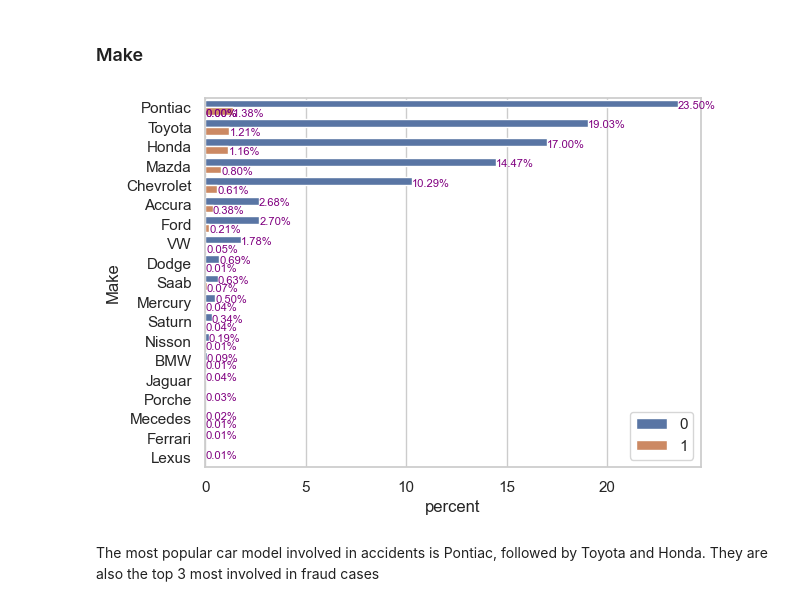
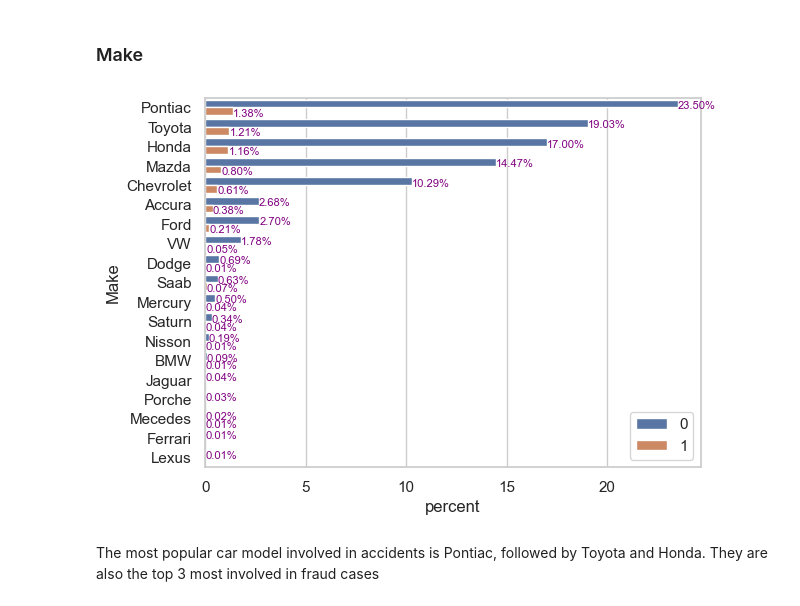
Before and after one commit to lulucopter/dsa4263-fraud-detection, a Jupyter notebook: eda.ipynb, the cells around one changed output. Saved outputs shown, nothing was run; the diff lists cells and outputs as text; code cells hidden in the pictures.

```diff
--- a/eda.ipynb
+++ b/eda.ipynb
@@ -619,11 +626,13 @@ Unique values for 'FraudFound_P': [0 1]
 # %%
 ax = sns.countplot(y="Make", data=df, hue="FraudFound_P", order=df["Make"].value_counts().index, stat="percent")
 for p in ax.patches: # Annotating counts (p.get_height) onto graph and formatting their positions
-    ax.annotate("{:,.2f}%".format(p.get_width()), (p.get_x() + p.get_width(), p.get_y() + .3), va="center", fontsize=8, c='purple')
+    value = "{:,.2f}%".format(p.get_width())
+    if value != "0.00%":
+        ax.annotate(value, (p.get_x() + p.get_width(), p.get_y() + .3), va="center", fontsize=8, c='purple')
 plt.legend(loc="lower right")
 plt.show()
 # %% [output]
-[figure, old version]
+[figure, new version]
 # %% [markdown]
 The most popular car model involved in accidents is Pontiac, followed by Toyota and Honda. They are also the top 3 most involved in fraud cases
 # %% [markdown]
```
Also changed, not shown: parts of 58 cells of this notebook.
